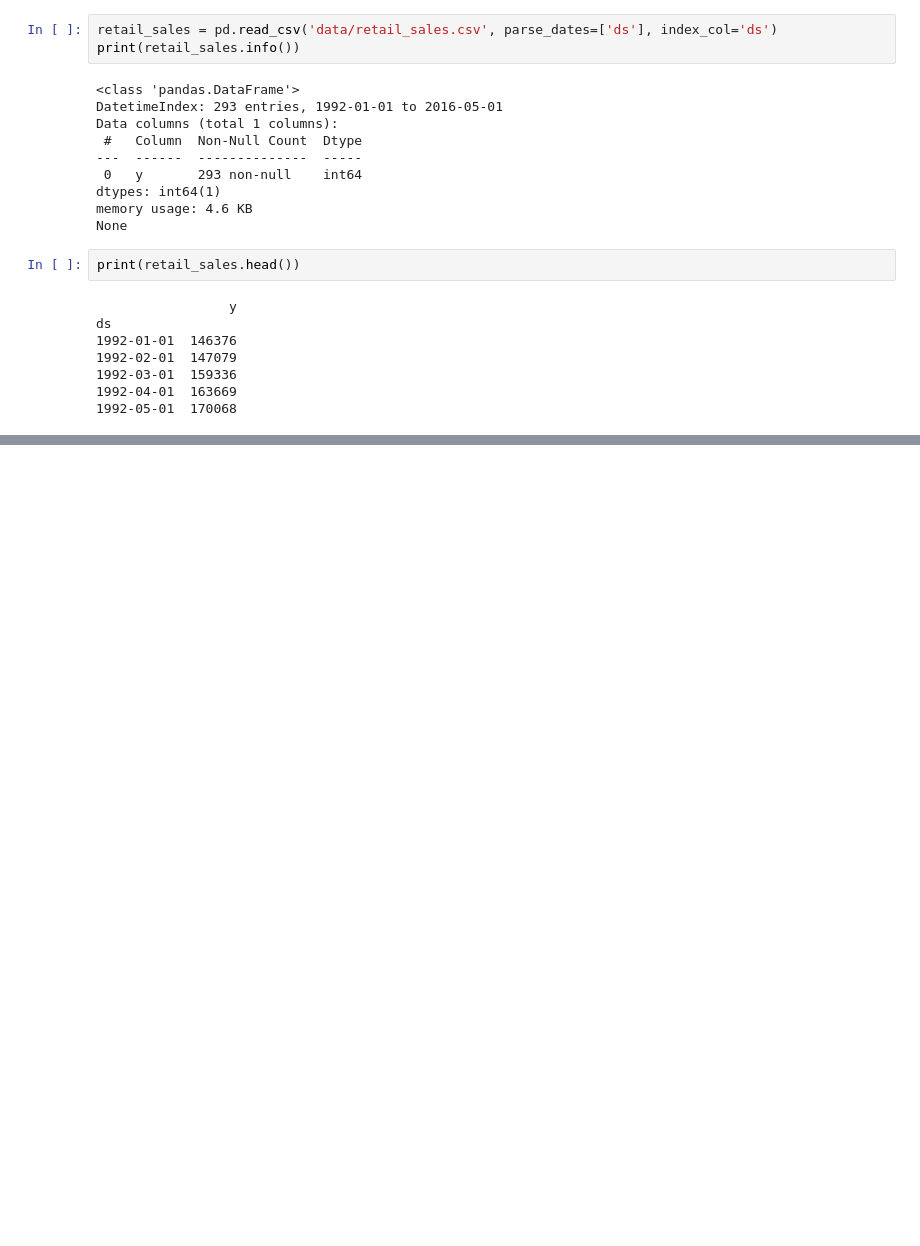
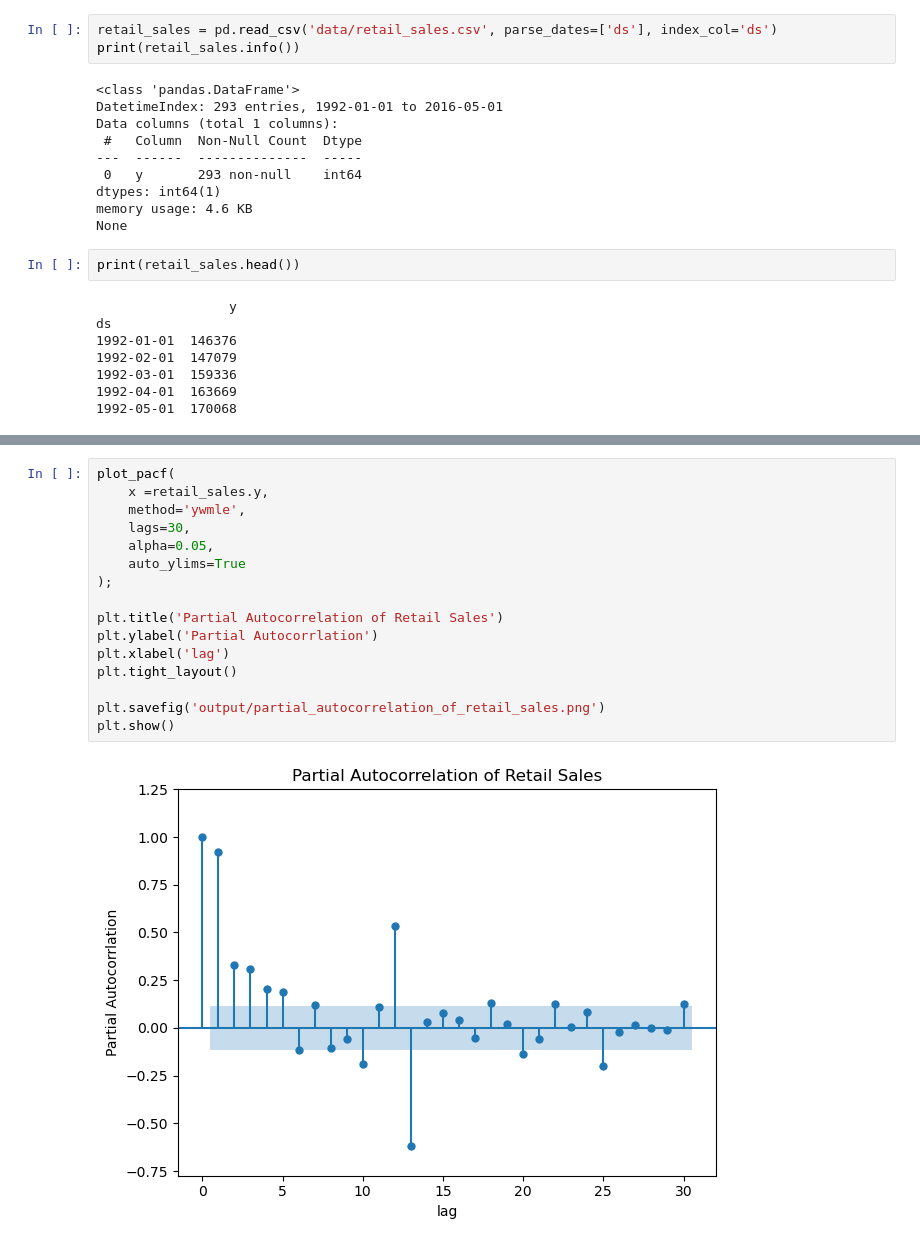
Before and after one commit to Htet-Khant-Linn/STAT_303_-Time_Series_Analysis, a Jupyter notebook: In-Class Exercise/Week_3/2026-02-18_ACP.ipynb, the cells around one changed output, grey strips where cells are left out. Drawn from its saved outputs; the diff is of its cells as text; blank space fills up the shorter version.

```diff
--- a/In-Class Exercise/Week_3/2026-02-18_ACP.ipynb
+++ b/In-Class Exercise/Week_3/2026-02-18_ACP.ipynb
@@ -214,0 +231,18 @@ ds
+# %%
+plot_pacf(
+    x =retail_sales.y,
+    method='ywmle',
+    lags=30,
+    alpha=0.05,
+    auto_ylims=True
+);
+
+plt.title('Partial Autocorrelation of Retail Sales')
+plt.ylabel('Partial Autocorrlation')
+plt.xlabel('lag')
+plt.tight_layout()
+
+plt.savefig('output/partial_autocorrelation_of_retail_sales.png')
+plt.show()
+# %% [output]
+[figure, added]
```
Also changed, not shown: parts of 1 cell of this notebook, 9 other files.
